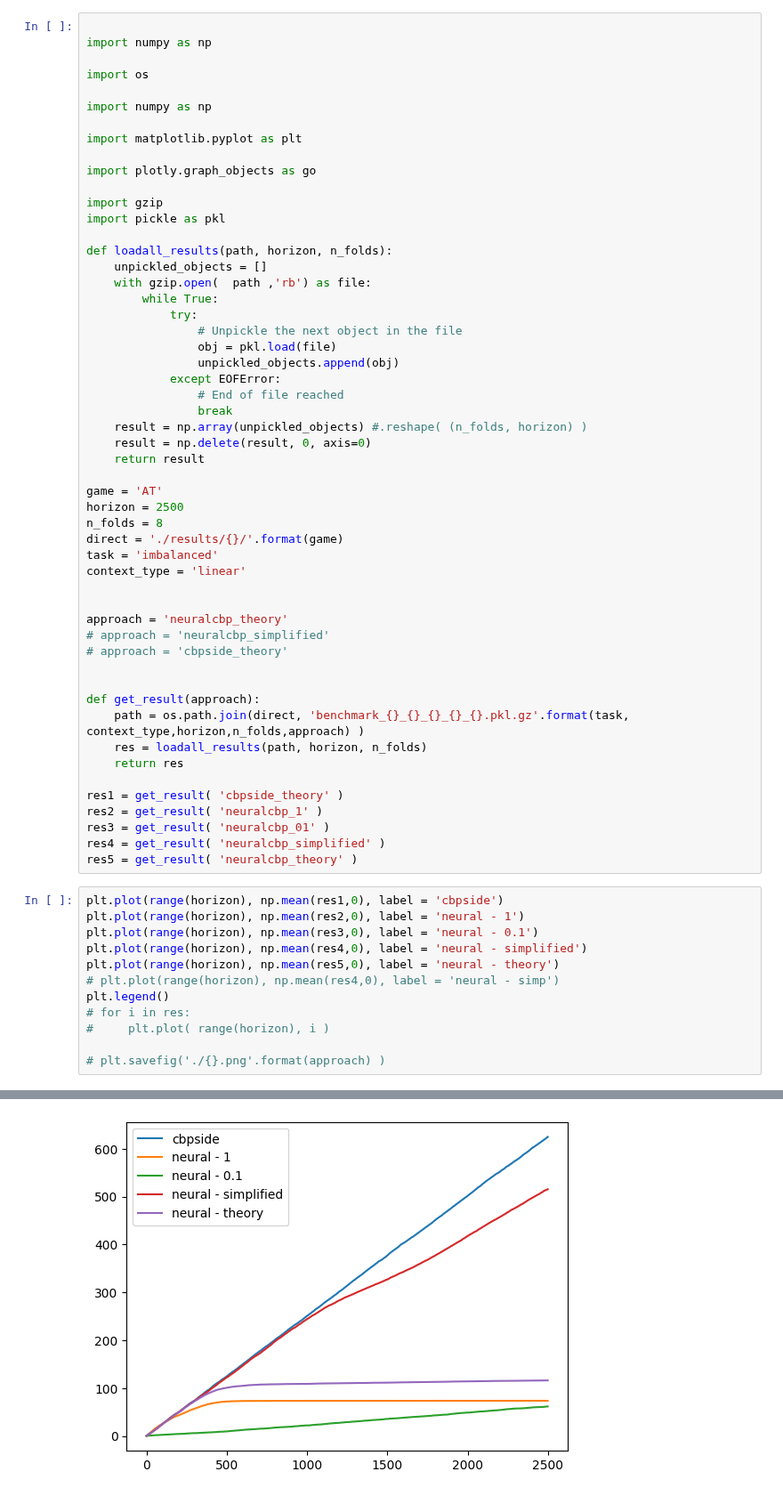
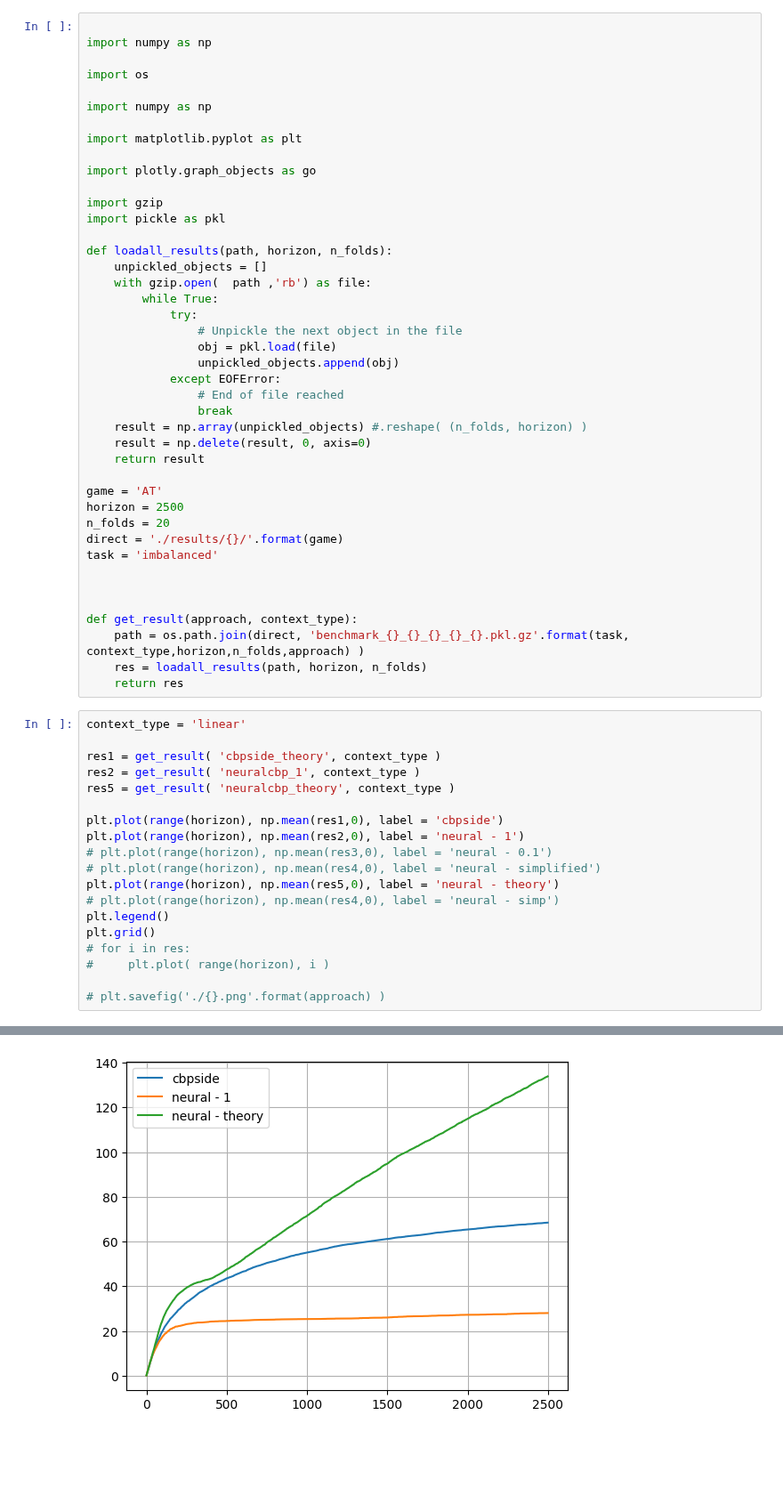
Before and after one commit to MaxHeuillet/neuralCBPside, a Jupyter notebook: results_analysis.ipynb, the cells around one changed output, grey strips where cells are left out. Shown at 89% size. Saved outputs shown, nothing was run; the diff lists cells and outputs as text; blank space fills up the shorter version.

```diff
--- a/results_analysis.ipynb
+++ b/results_analysis.ipynb
@@ -30,35 +30,31 @@ def loadall_results(path, horizon, n_folds):
 
 game = 'AT'
 horizon = 2500
-n_folds = 8
+n_folds = 20
 direct = './results/{}/'.format(game)
 task = 'imbalanced'
-context_type = 'linear'
 
 
-approach = 'neuralcbp_theory'
-# approach = 'neuralcbp_simplified'
-# approach = 'cbpside_theory'
 
-
-def get_result(approach):
+def get_result(approach, context_type):
     path = os.path.join(direct, 'benchmark_{}_{}_{}_{}_{}.pkl.gz'.format(task, context_type,horizon,n_folds,approach) )
     res = loadall_results(path, horizon, n_folds)
     return res
-
-res1 = get_result( 'cbpside_theory' )
-res2 = get_result( 'neuralcbp_1' )
-res3 = get_result( 'neuralcbp_01' )
-res4 = get_result( 'neuralcbp_simplified' )
-res5 = get_result( 'neuralcbp_theory' )
 # %%
+context_type = 'linear'
+
+res1 = get_result( 'cbpside_theory', context_type )
+res2 = get_result( 'neuralcbp_1', context_type )
+res5 = get_result( 'neuralcbp_theory', context_type )
+
 plt.plot(range(horizon), np.mean(res1,0), label = 'cbpside')
 plt.plot(range(horizon), np.mean(res2,0), label = 'neural - 1')
-plt.plot(range(horizon), np.mean(res3,0), label = 'neural - 0.1')
-plt.plot(range(horizon), np.mean(res4,0), label = 'neural - simplified')
+# plt.plot(range(horizon), np.mean(res3,0), label = 'neural - 0.1')
+# plt.plot(range(horizon), np.mean(res4,0), label = 'neural - simplified')
 plt.plot(range(horizon), np.mean(res5,0), label = 'neural - theory')
 # plt.plot(range(horizon), np.mean(res4,0), label = 'neural - simp')
 plt.legend()
+plt.grid()
 # for i in res:
 #     plt.plot( range(horizon), i )
 
@@ -68 +63 @@ plt.legend()
-[figure, old version]
+[figure, new version]
```
Also changed, not shown: parts of 3 cells of this notebook, 3 other files.
